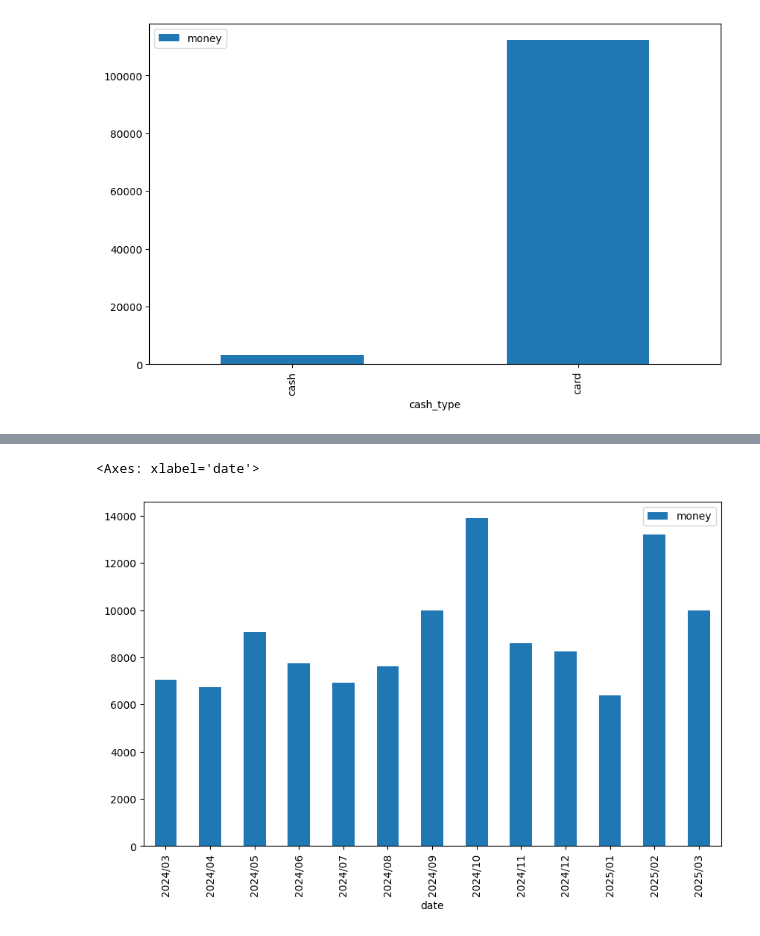
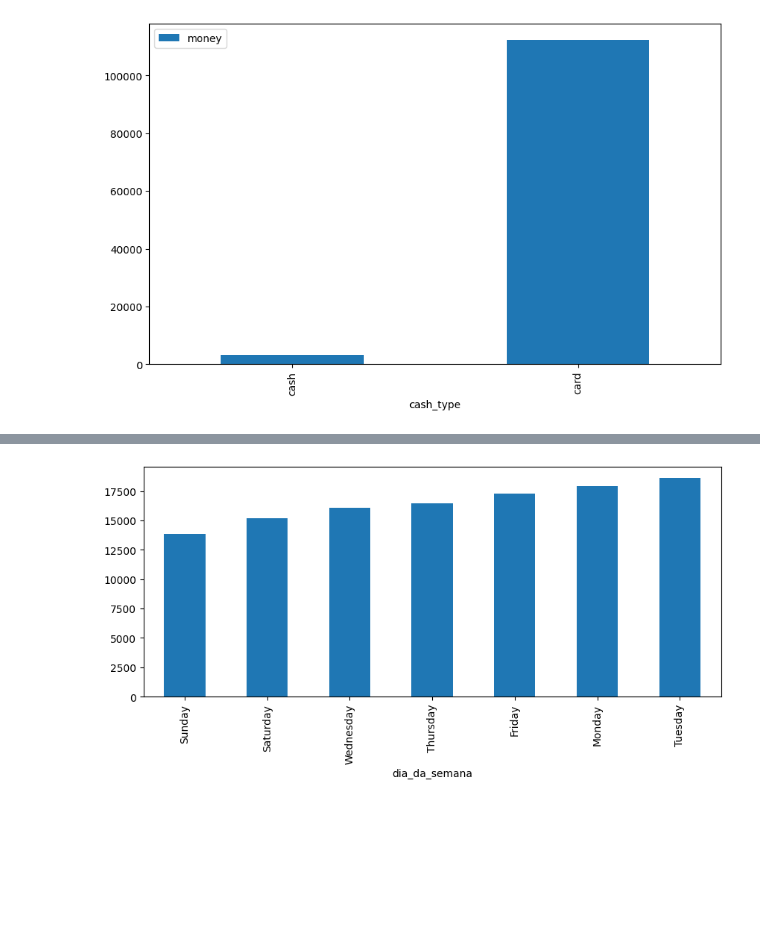
Before and after one commit to Leonardo-Ikeda/coffee-sales-analysis, a Jupyter notebook: coffee_sales_analysis.ipynb, the cells around one changed output, grey strips where cells are left out. Saved outputs shown, nothing was run; the diff lists cells and outputs as text; code cells hidden in the pictures; blank space fills up the shorter version.

```diff
--- a/coffee_sales_analysis.ipynb
+++ b/coffee_sales_analysis.ipynb
@@ -110,5 +123,8 @@ venda_mes_ano = df.groupby(df['date'].dt.strftime('%Y/%m'))[['money']].sum()
+# %%
+df['dia_da_semana'] = df['date'].dt.strftime('%A')
+# %%
+vendas_dia_da_semana = df.groupby('dia_da_semana')['money'].sum('money').sort_values()
 # %%
-venda_mes_ano.plot(kind='bar', figsize=(10,6))
+vendas_dia_da_semana.plot(kind='bar', figsize=(10,4));
 # %% [output]
-<Axes: xlabel='date'>
-[figure, old version]
+[figure, new version]
```
Also changed, not shown: parts of 3 cells of this notebook.
